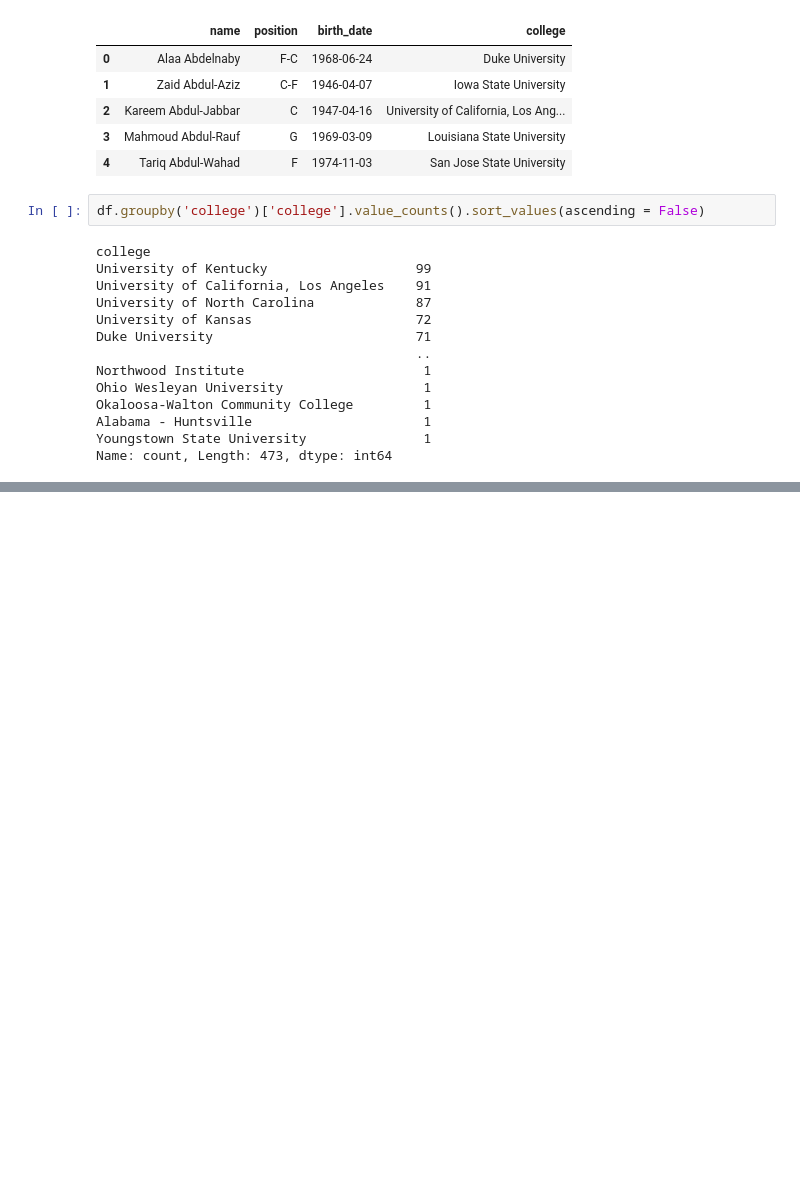
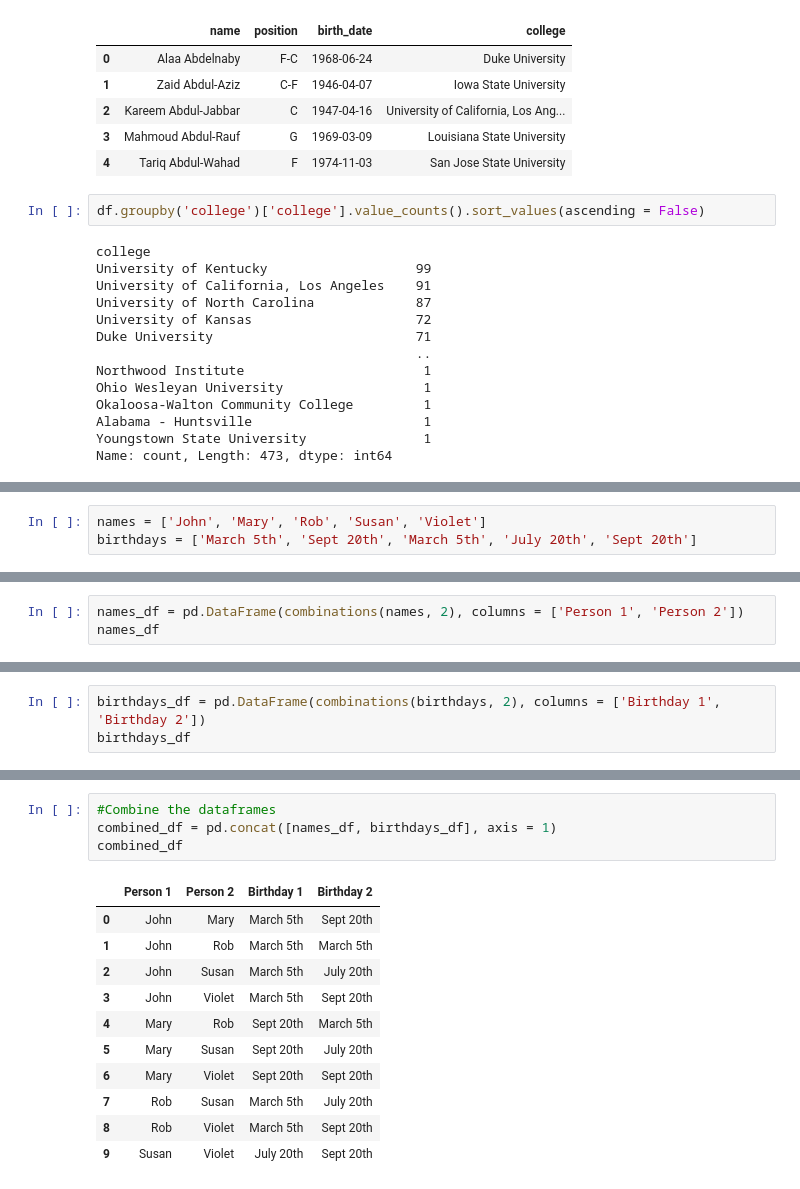
Before and after one commit to AgentXCross/PythonDS-ML, a Jupyter notebook: Projects/Notebooks/basketball.ipynb, the cells around one changed output, grey strips where cells are left out. Cells and saved outputs as stored; diff of their text form; blank space fills up the shorter version.

```diff
--- a/Projects/Notebooks/basketball.ipynb
+++ b/Projects/Notebooks/basketball.ipynb
@@ -83,0 +127,3 @@ Name: count, Length: 473, dtype: int64
+# %%
+names = ['John', 'Mary', 'Rob', 'Susan', 'Violet']
+birthdays = ['March 5th', 'Sept 20th', 'March 5th', 'July 20th', 'Sept 20th']
@@ -83,0 +156,3 @@ Name: count, Length: 473, dtype: int64
+# %%
+names_df = pd.DataFrame(combinations(names, 2), columns = ['Person 1', 'Person 2'])
+names_df
@@ -83,0 +171,3 @@ Name: count, Length: 473, dtype: int64
+# %%
+birthdays_df = pd.DataFrame(combinations(birthdays, 2), columns = ['Birthday 1', 'Birthday 2'])
+birthdays_df
@@ -83,0 +186,16 @@ Name: count, Length: 473, dtype: int64
+# %%
+#Combine the dataframes
+combined_df = pd.concat([names_df, birthdays_df], axis = 1)
+combined_df
+# %% [output]
+|  | Person 1 | Person 2 | Birthday 1 | Birthday 2 |
+| 0 | John | Mary | March 5th | Sept 20th |
+| 1 | John | Rob | March 5th | March 5th |
+| 2 | John | Susan | March 5th | July 20th |
+| 3 | John | Violet | March 5th | Sept 20th |
+| 4 | Mary | Rob | Sept 20th | March 5th |
+| 5 | Mary | Susan | Sept 20th | July 20th |
+| 6 | Mary | Violet | Sept 20th | Sept 20th |
+| 7 | Rob | Susan | March 5th | July 20th |
+| 8 | Rob | Violet | March 5th | Sept 20th |
+| 9 | Susan | Violet | July 20th | Sept 20th |
```
Also changed, not shown: parts of 20 cells of this notebook, 1 other file.
